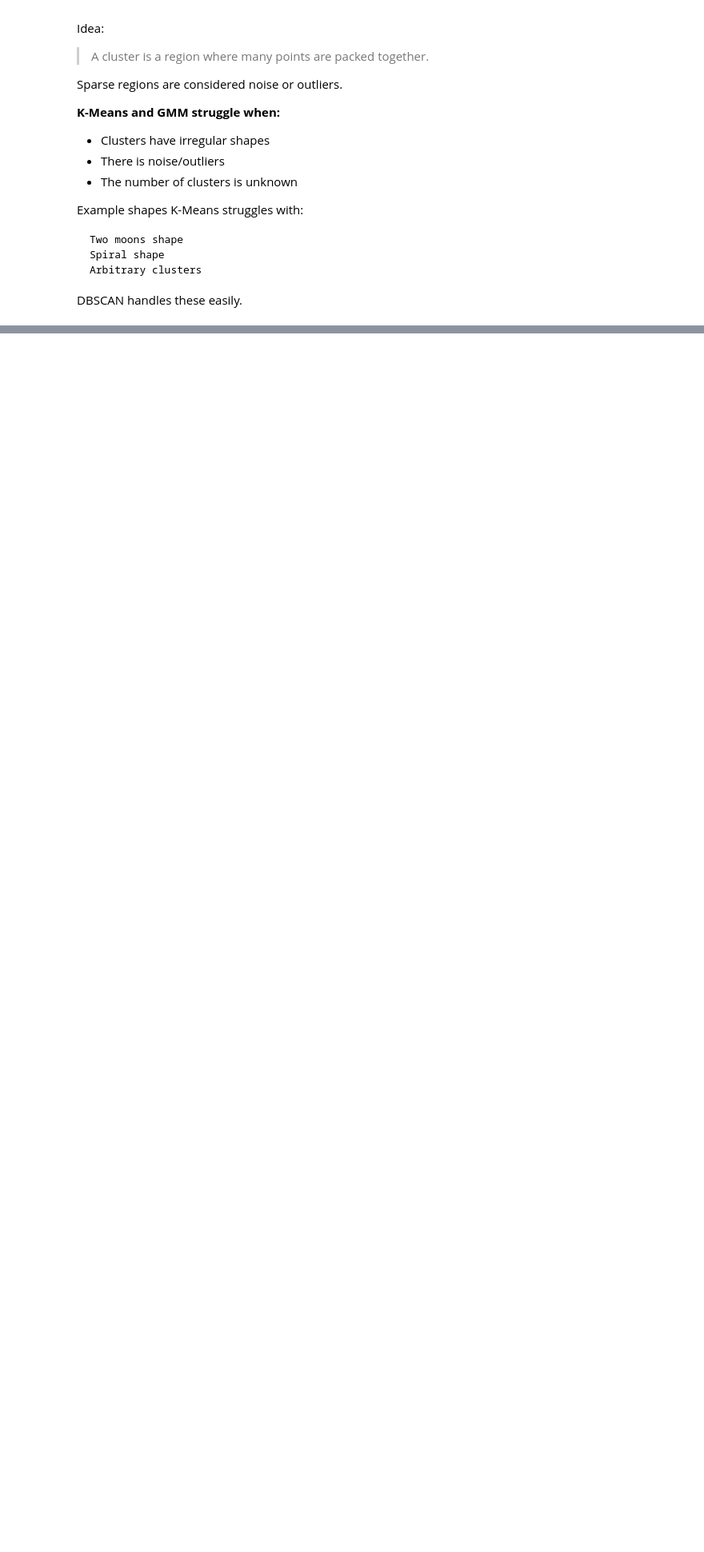
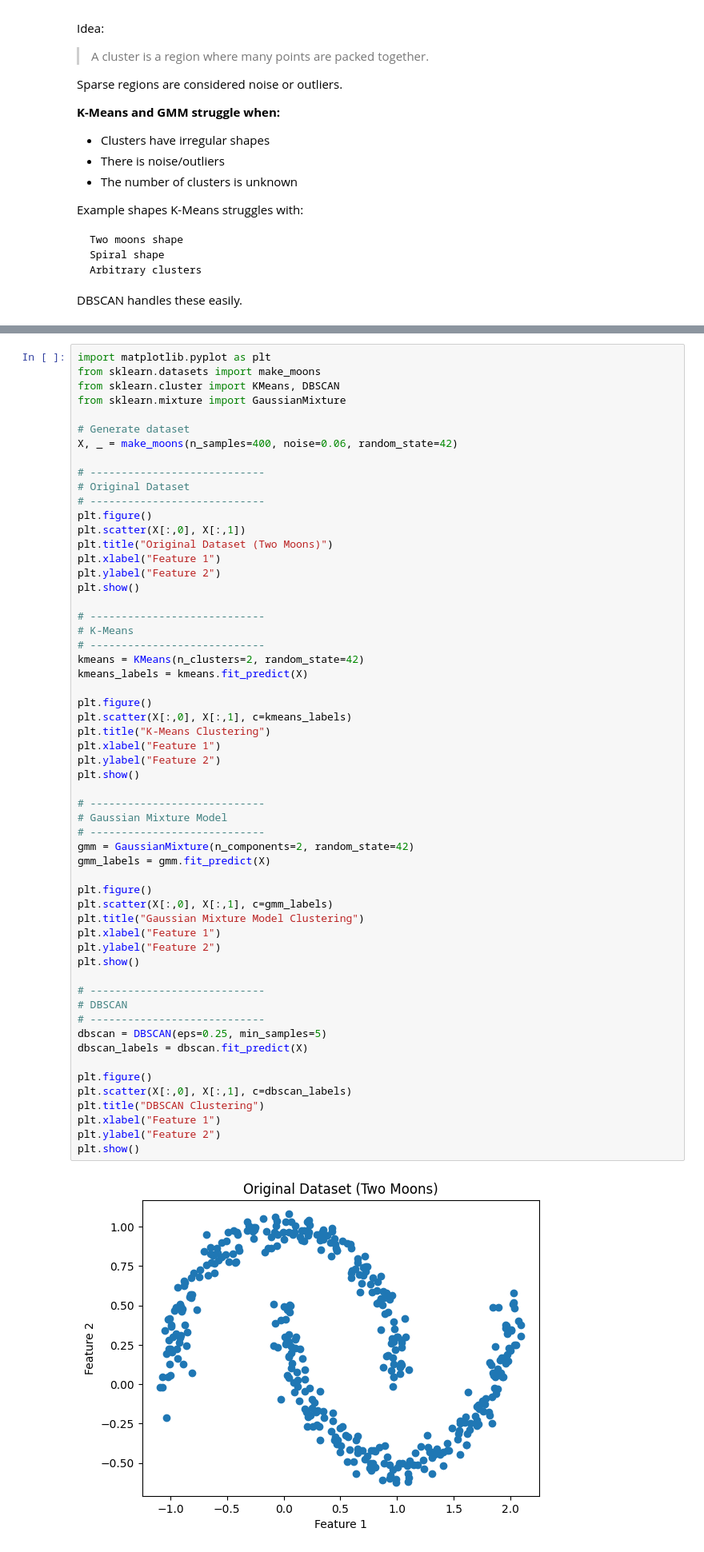
Before and after one commit to rajkgoel/AW-Internet-Sales1, a Jupyter notebook: Clustering.ipynb, the cells around one changed output, grey strips where cells are left out. Shown at 80% size. Drawn from its saved outputs; the diff is of its cells as text; blank space fills up the shorter version.

```diff
--- a/Clustering.ipynb
+++ b/Clustering.ipynb
@@ -744,0 +829,59 @@ Means at least 5 points must exist in ε radius.
+# %%
+import matplotlib.pyplot as plt
+from sklearn.datasets import make_moons
+from sklearn.cluster import KMeans, DBSCAN
+from sklearn.mixture import GaussianMixture
+
+# Generate dataset
+X, _ = make_moons(n_samples=400, noise=0.06, random_state=42)
+
+# ----------------------------
+# Original Dataset
+# ----------------------------
+plt.figure()
+plt.scatter(X[:,0], X[:,1])
+plt.title("Original Dataset (Two Moons)")
+plt.xlabel("Feature 1")
+plt.ylabel("Feature 2")
+plt.show()
+
+# ----------------------------
+# K-Means
+# ----------------------------
+kmeans = KMeans(n_clusters=2, random_state=42)
+kmeans_labels = kmeans.fit_predict(X)
+
+plt.figure()
+plt.scatter(X[:,0], X[:,1], c=kmeans_labels)
+plt.title("K-Means Clustering")
+plt.xlabel("Feature 1")
+plt.ylabel("Feature 2")
+plt.show()
+
+# ----------------------------
+# Gaussian Mixture Model
+# ----------------------------
+gmm = GaussianMixture(n_components=2, random_state=42)
+gmm_labels = gmm.fit_predict(X)
+
+plt.figure()
+plt.scatter(X[:,0], X[:,1], c=gmm_labels)
+plt.title("Gaussian Mixture Model Clustering")
+plt.xlabel("Feature 1")
+plt.ylabel("Feature 2")
+plt.show()
+
+# ----------------------------
+# DBSCAN
+# ----------------------------
+dbscan = DBSCAN(eps=0.25, min_samples=5)
+dbscan_labels = dbscan.fit_predict(X)
+
+plt.figure()
+plt.scatter(X[:,0], X[:,1], c=dbscan_labels)
+plt.title("DBSCAN Clustering")
+plt.xlabel("Feature 1")
+plt.ylabel("Feature 2")
+plt.show()
+# %% [output]
+[figure, added]
```
Also changed, not shown: parts of 6 cells of this notebook.
